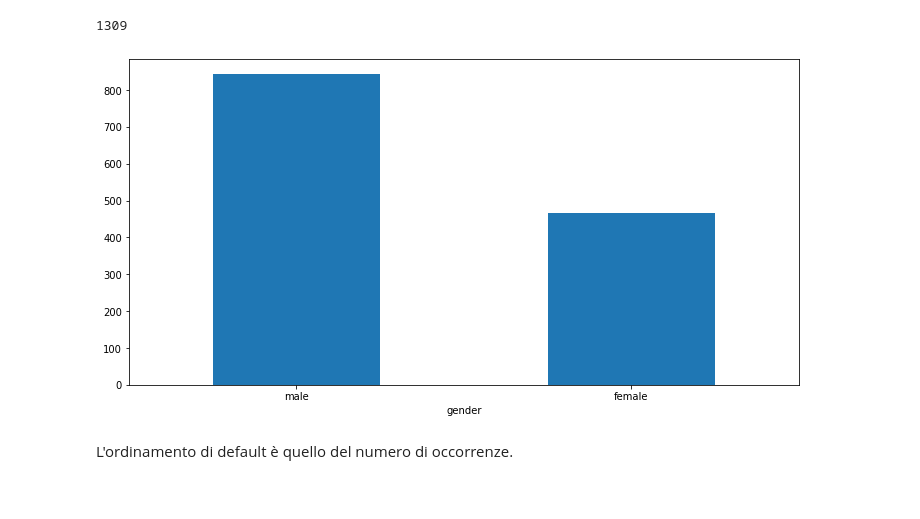
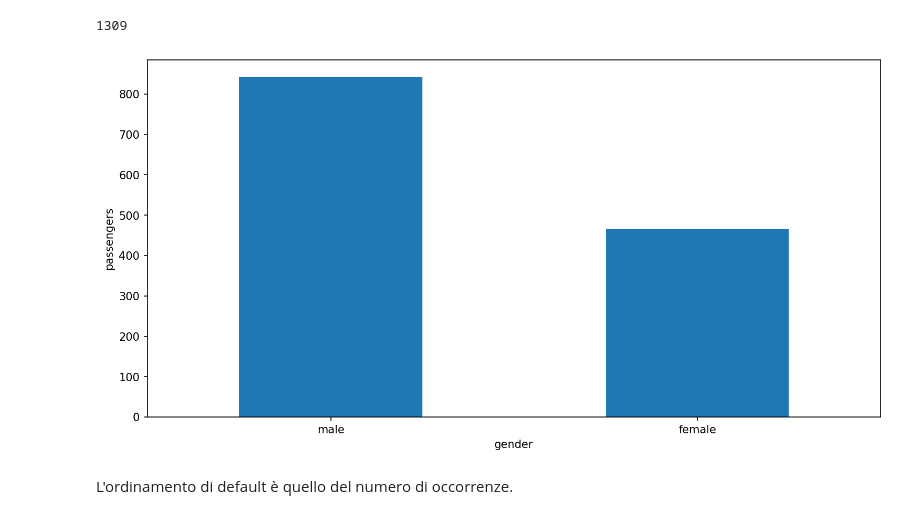
Before and after one commit to lucalista/analisi-dati-2022, a Jupyter notebook: 03.01.00__Titanic.ipynb, the cells around one changed output. Cells and saved outputs as stored; diff of their text form; code cells hidden in the pictures.

```diff
--- a/03.01.00__Titanic.ipynb
+++ b/03.01.00__Titanic.ipynb
@@ -89,13 +89,14 @@ print(all)
 # %% [output]
 1309
 # %%
-plt.figure(figsize=(12,6))
+plt.figure(figsize=(12,6), dpi=150)
 sex_counts.plot.bar()
 plt.xlabel('gender')
+plt.ylabel('passengers')
 plt.xticks(rotation=0)
 plt.show()
 # %% [output]
-[figure, old version]
+[figure, new version]
 # %% [markdown]
 L'ordinamento di default è quello del numero di occorrenze.
 # %%
```
Also changed, not shown: parts of 27 cells of this notebook, 1 other file.
